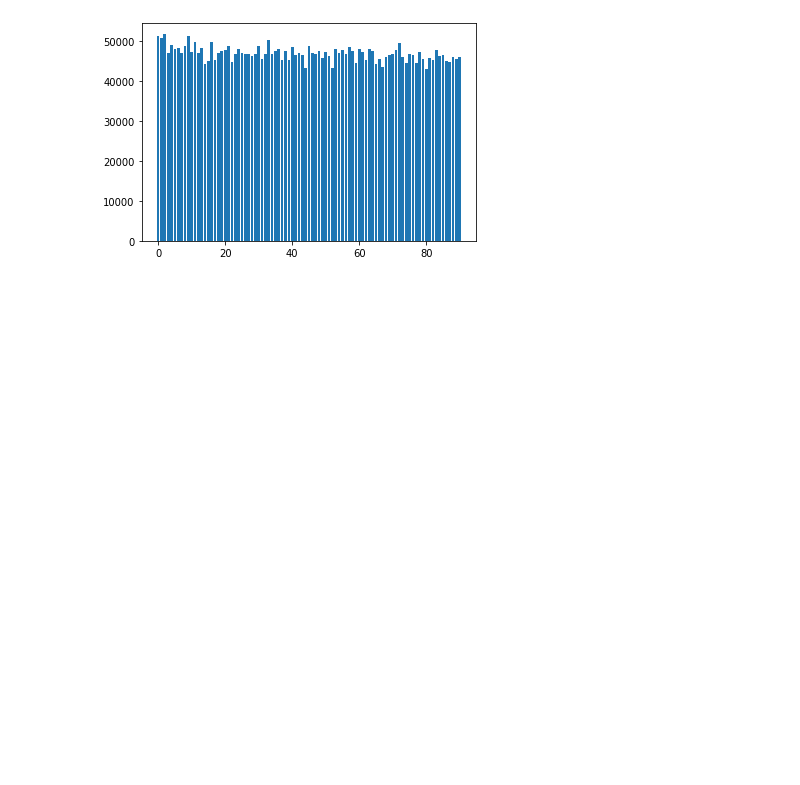
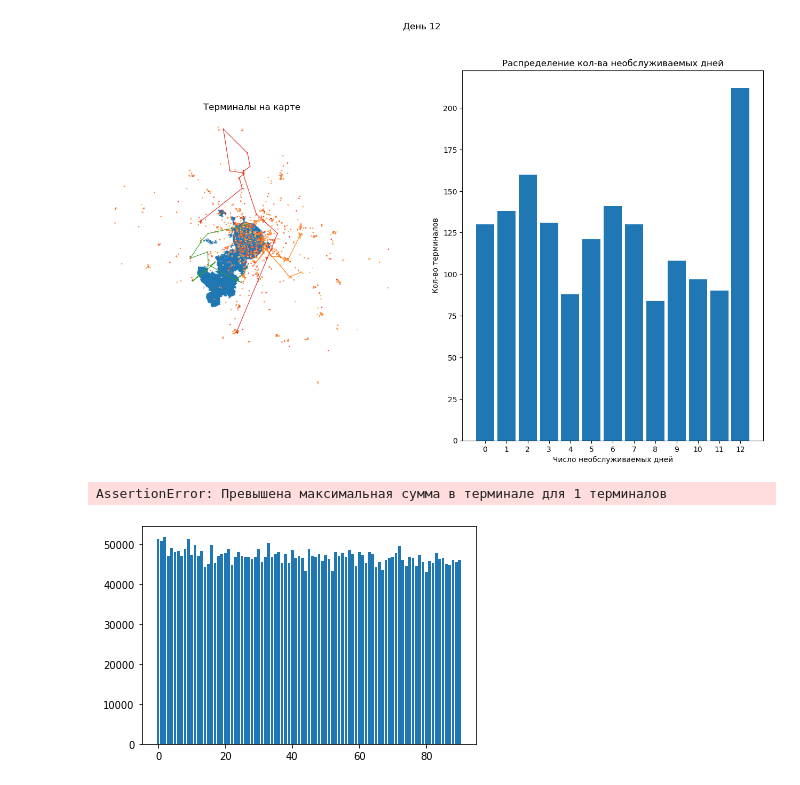
Before and after one commit to black-boomerang/armored-truck-routes, a Jupyter notebook: notebooks/clustering.ipynb, the cells around one changed output. Cells and saved outputs as stored; diff of their text form; code cells hidden in the pictures; blank space fills up the shorter version.

```diff
--- a/notebooks/clustering.ipynb
+++ b/notebooks/clustering.ipynb
@@ -52,36 +52,39 @@ def visualize(title: str):
     n, bins, patches = ax[1].hist(solver.days_after_service, bins=n_bins, rwidth=0.85, align='mid')
     ax[1].set_title('Распределение кол-ва необслуживаемых дней')
     ax[1].set_xlabel('Число необслуживаемых дней')
     ax[1].set_ylabel('Кол-во терминалов')
     ticks = [(2 * patch.get_x() + patch.get_width()) / 2 for patch in patches]
     ticklabels = [i for i in range(n_bins)]
     ax[1].set_xticks(ticks, ticklabels)
 
     plt.suptitle(title)
     plt.show()
 
 
 terminals_count = []
 moscow = gpd.read_file("ao-shape.zip")
 terminals, time_matrix = get_data(DATA_ROOT)
 business_logic = Environment()
 t_nums = {}
 visited = []
-solver = DensitySolver(terminals['start_value'].values, time_matrix, business_logic, armored_num=5, sigma=500)
+solver = DensitySolver(terminals['start_value'].values, time_matrix, business_logic, armored_num=4, sigma=500)
 
 total_losses = []
 for day in tqdm(range(91)):
     routes = solver.get_routes()
     solver.update(terminals[f'day {day + 1}'])
     t_nums[day] = sum([len(route) for route in routes])
     visited.extend(list(itertools.chain(*routes)))
-    #clear_output()
+    clear_output()
     terminals_count.append(sum([len(route) for route in routes]))
     losses = get_losses(routes, solver.remains, len(terminals), solver.environment)
     total_losses.append(losses)
     #if (day + 1) % 10 == 0:
     #    print(sum(total_losses[-10:]))
-    #visualize(f'День {day + 1}')
+    visualize(f'День {day + 1}')
+# %% [output]
+[figure, added]
+AssertionError: Превышена максимальная сумма в терминале для 1 терминалов
 # %%
 plt.bar(list(range(91)), total_losses)
 plt.show()
```
Also changed, not shown: 2 other files.
